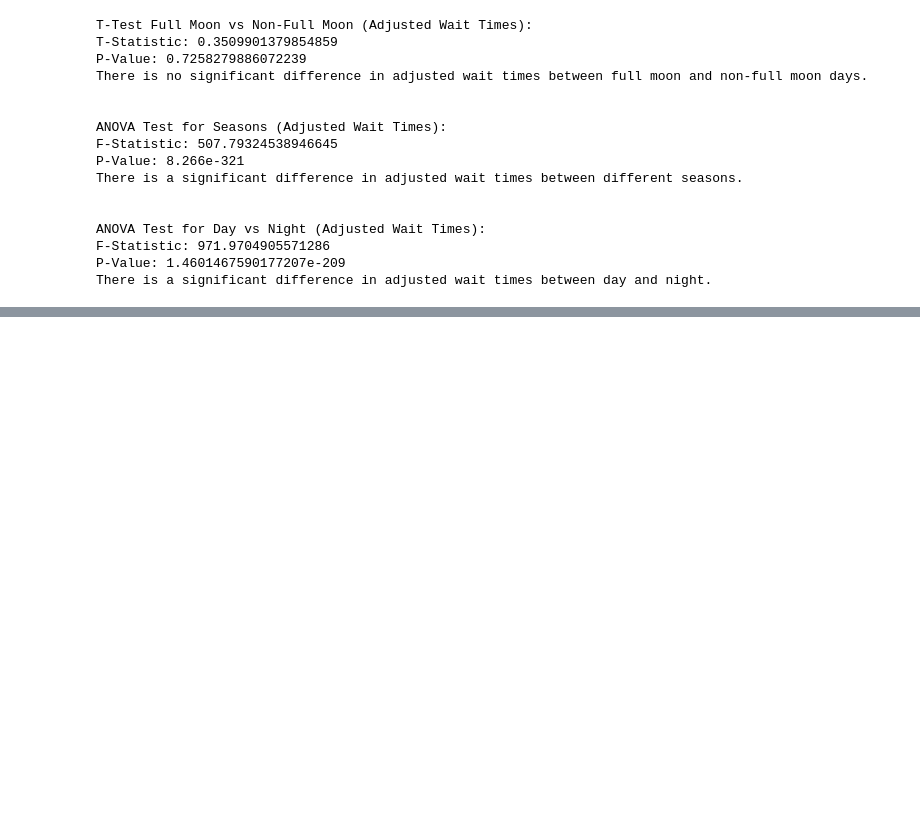
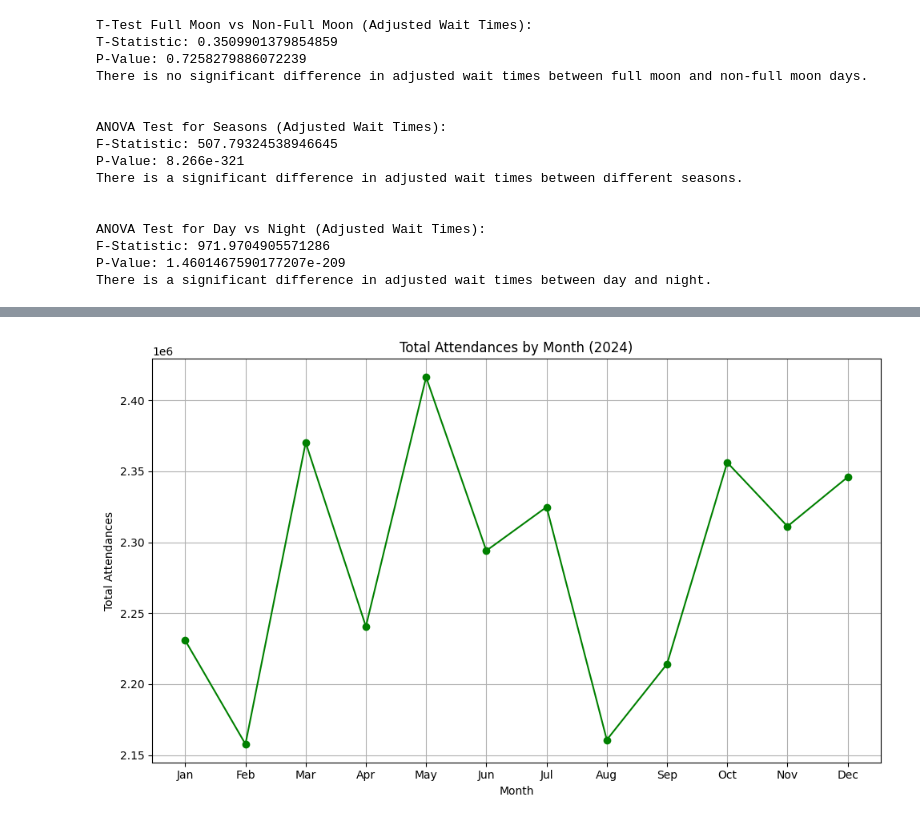
Before and after one commit to sophieboyle1/Final-Year-Project, a Jupyter notebook: src/wait_times.ipynb, the cells around one changed output, grey strips where cells are left out. Cells and saved outputs as stored; diff of their text form; code cells hidden in the pictures; blank space fills up the shorter version.

```diff
--- a/src/wait_times.ipynb
+++ b/src/wait_times.ipynb
@@ -510,0 +531,22 @@ plt.show()
+# %%
+import matplotlib.pyplot as plt
+
+# Ensure the 'Month' column exists
+if 'Month' not in combined_data.columns:
+    raise ValueError("The 'Month' column is missing. Ensure data includes month information.")
+
+# Group the data by month and sum the total attendances
+monthly_attendance = combined_data.groupby('Month')['Total Attendances'].sum()
+
+# Plot the total attendances by month
+plt.figure(figsize=(10, 6))
+monthly_attendance.plot(kind='line', marker='o', color='green')
+plt.title('Total Attendances by Month (2024)')
+plt.xlabel('Month')
+plt.ylabel('Total Attendances')
+plt.xticks(range(1, 13), ['Jan', 'Feb', 'Mar', 'Apr', 'May', 'Jun', 'Jul', 'Aug', 'Sep', 'Oct', 'Nov', 'Dec'])
+plt.grid(True)
+plt.tight_layout()
+plt.show()
+# %% [output]
+[figure, added]
```
Also changed, not shown: parts of 3 cells of this notebook, 1 other file.
